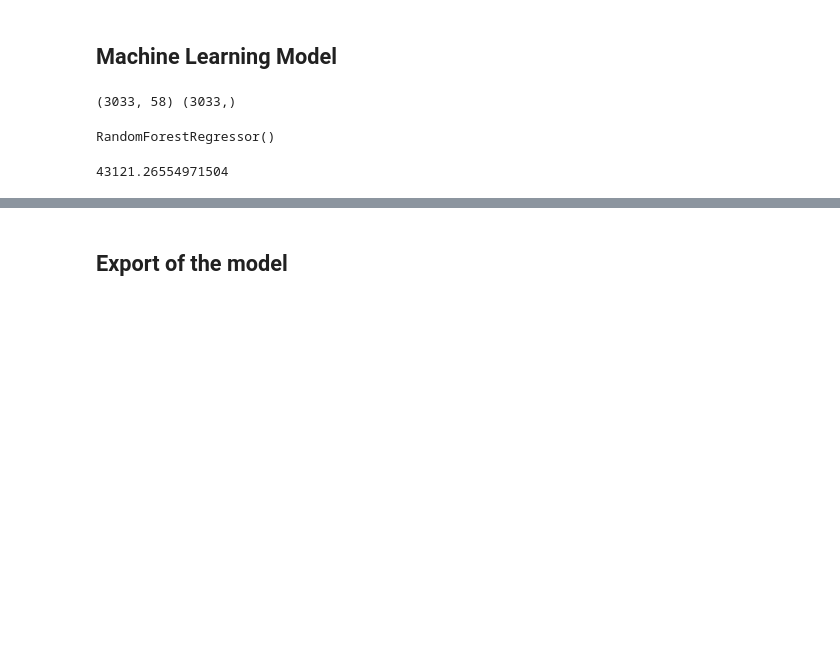
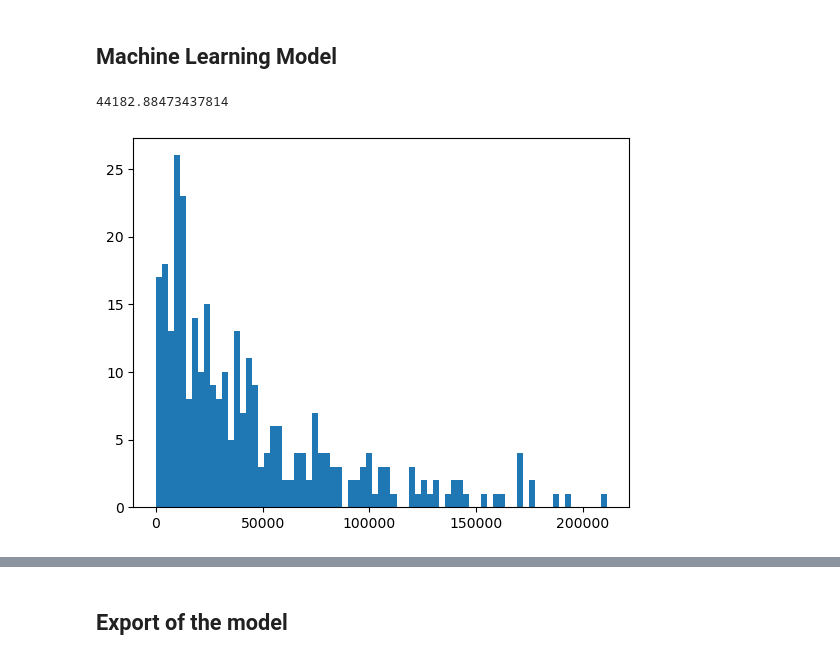
Before and after one commit to Nacim-B/Flat_Price_Prediction_in_Lyon, a Jupyter notebook: Flat_Price_Prediction.ipynb, the cells around one changed output, grey strips where cells are left out. Saved outputs shown, nothing was run; the diff lists cells and outputs as text; code cells hidden in the pictures; blank space fills up the shorter version.

```diff
--- a/Flat_Price_Prediction.ipynb
+++ b/Flat_Price_Prediction.ipynb
@@ -269,10 +270,6 @@ y = final_df['price']
 
 X_train, X_tmp, y_train, y_tmp = train_test_split(X, y, train_size=0.8, random_state=seed)
 X_val, X_test, y_val, y_test = train_test_split(X_tmp, y_tmp, test_size=0.5, random_state=seed)
-
-print(X.shape, y.shape)
-# %% [output]
-(3033, 58) (3033,)
 # %%
 from sklearn.ensemble import RandomForestRegressor
 from sklearn.metrics import mean_absolute_error
@@ -280,12 +277,19 @@ from sklearn.metrics import mean_absolute_error
 r_forest = RandomForestRegressor()
 
 r_forest.fit(X_train, y_train)
+
+predictions = r_forest.predict(X_val)
-# %% [output]
-RandomForestRegressor()
 # %%
-mean_absolute_error(r_forest.predict(X_val), y_val)
+mean_absolute_error(predictions, y_val)
 # %% [output]
-43121.26554971504
+44182.88473437814
+# %%
+err = np.abs(y_val - predictions)
+
+plt.hist(err, bins = 75)
+plt.show()
+# %% [output]
+[figure, added]
 # %%
 mean_absolute_error(r_forest.predict(X_test), y_test)
 # %% [output]
```
Also changed, not shown: parts of 8 cells of this notebook.
